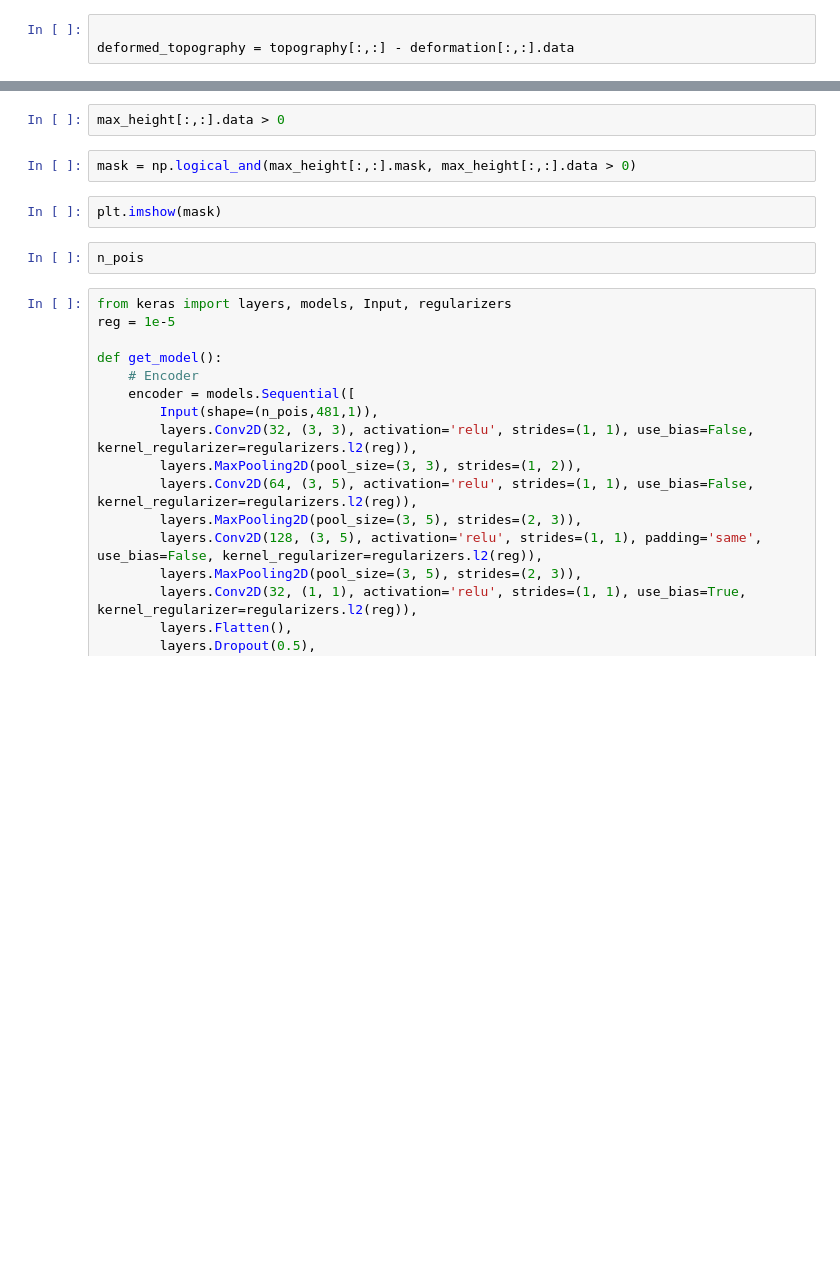
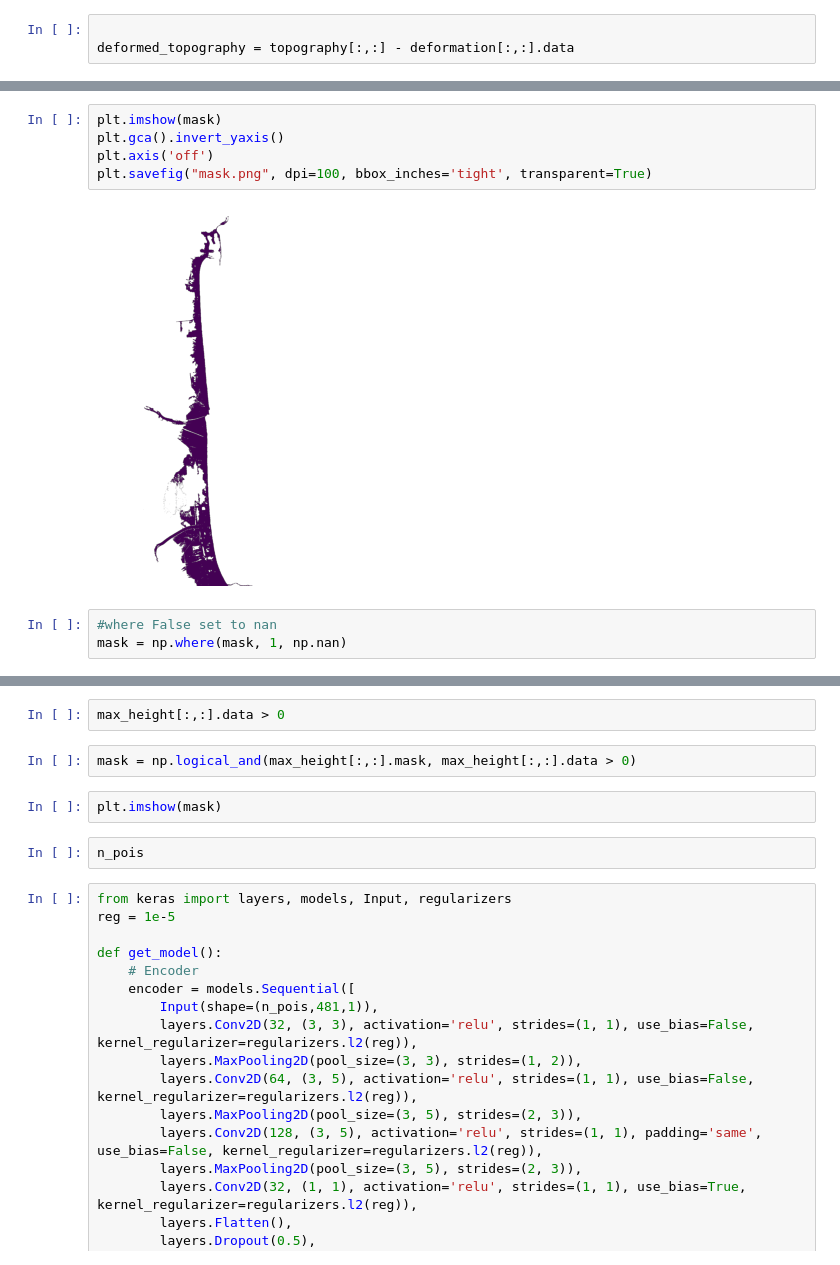
Before and after one commit to dtgeoeu-wp6-tsunamis/inundation-emulator, a Jupyter notebook: notebooks/test_reader.ipynb, the cells around one changed output, grey strips where cells are left out. Saved outputs shown, nothing was run; the diff lists cells and outputs as text; blank space fills up the shorter version.

```diff
--- a/notebooks/test_reader.ipynb
+++ b/notebooks/test_reader.ipynb
@@ -123,0 +198,10 @@ plt.imshow(mask)
+# %%
+plt.imshow(mask)
+plt.gca().invert_yaxis()
+plt.axis('off')
+plt.savefig("mask.png", dpi=100, bbox_inches='tight', transparent=True)
+# %% [output]
+[figure, added]
+# %%
+#where False set to nan
+mask = np.where(mask, 1, np.nan)
```
Also changed, not shown: parts of 17 cells of this notebook, 14 other files.
